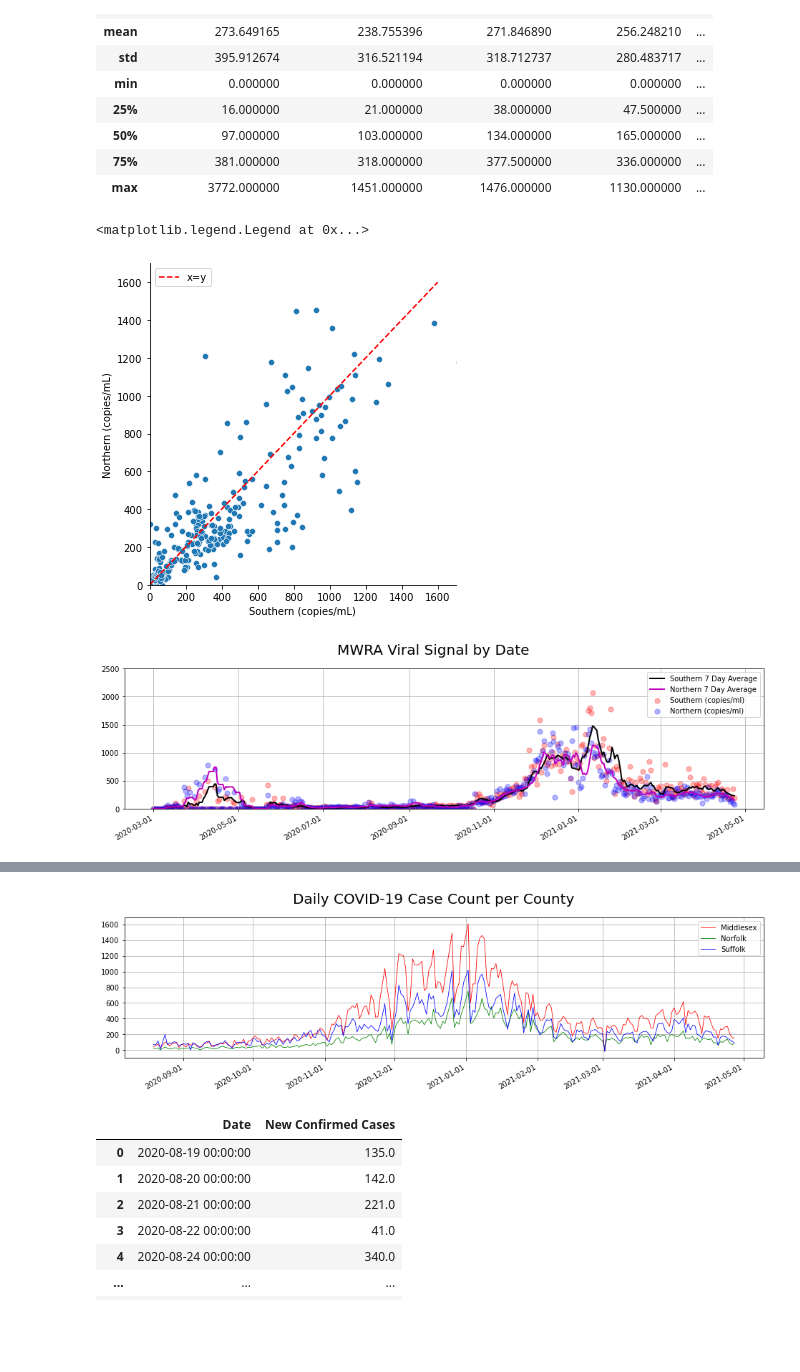
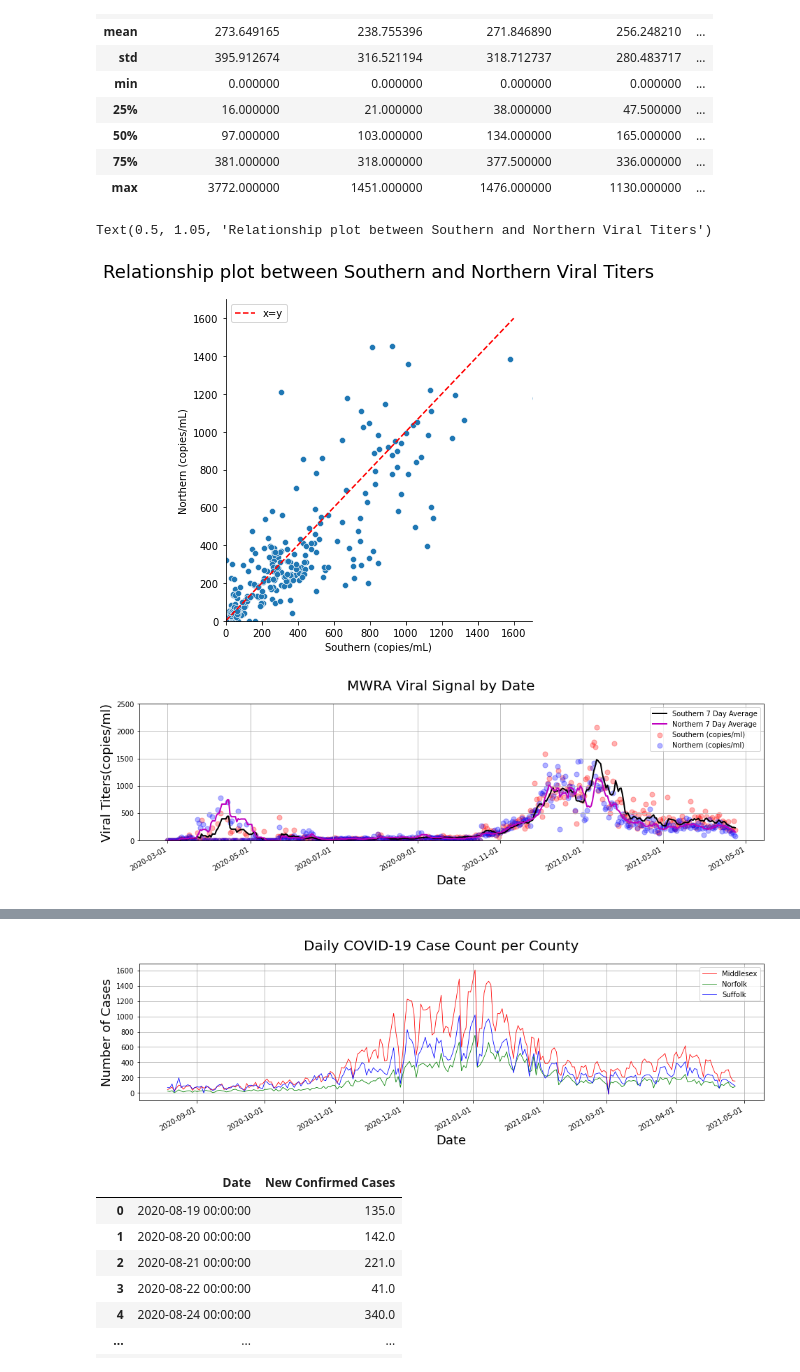
Before and after one commit to bhatiavr/cs109b-final-project-111, a Jupyter notebook: src/cs109b-wastewater-covid-forecasting.ipynb, the cells around one changed output, grey strips where cells are left out. Drawn from its saved outputs; the diff is of its cells as text; code cells hidden in the pictures; blank space fills up the shorter version.

Commit message:
Update notebook with plot titles

```diff
--- a/src/cs109b-wastewater-covid-forecasting.ipynb
+++ b/src/cs109b-wastewater-covid-forecasting.ipynb
@@ -64,13 +66,14 @@ df_mwra.describe()
 # %%
 # Show the relation between norther and souther samples
 sns.relplot(data=df_mwra, x="Southern (copies/mL)", y="Northern (copies/mL)")
 plt.plot([0,1600], [0,1600], '--r', label="x=y")
 plt.xlim([0, 1700])
 plt.ylim([0, 1700])
 plt.legend()
+plt.title('Relationship plot between Southern and Northern Viral Titers', fontsize=18, y=1.05)
 # %% [output]
-<matplotlib.legend.Legend at 0x...>
+Text(0.5, 1.05, 'Relationship plot between Southern and Northern Viral Titers')
-[figure, old version]
+[figure, new version]
 # %%
 # Plot the timeseries data
 
@@ -86,12 +89,14 @@ ax.grid(True)
 ax.legend()
 ax.set_ylim([0, 2500])
 ax.xaxis.set_major_formatter(mdates.DateFormatter('%Y-%m-%d'))
+ax.set_xlabel('Date', fontsize=18)
+ax.set_ylabel('Viral Titers(copies/ml)', fontsize=18)
 
 fig.autofmt_xdate()
 fig.suptitle('MWRA Viral Signal by Date', fontsize=20, y=1.00)
 fig.show()
 # %% [output]
-[figure, old version]
+[figure, new version]
 # %%
 # Load MWRA dataset
 df_covid= pd.read_excel(MASS_COVID_DATA_FILE,sheet_name='County_Daily', parse_dates=['Date'])
@@ -135,12 +140,15 @@ ax.grid(True)
 ax.legend()
 #ax.set_ylim([0, 2500])
 ax.xaxis.set_major_formatter(mdates.DateFormatter('%Y-%m-%d'))
+ax.set_xlabel('Date', fontsize=18)
+ax.set_ylabel('Number of Cases', fontsize=18)
+
 
 fig.autofmt_xdate()
 fig.suptitle('Daily COVID-19 Case Count per County', fontsize=20, y=1.00)
 fig.show()
 # %% [output]
-[figure, old version]
+[figure, new version]
 # %%
 df_combined = pd.DataFrame(data=None, columns=['Date', 'New Confirmed Cases'])
 
```
Also changed, not shown: parts of 5 cells of this notebook.
